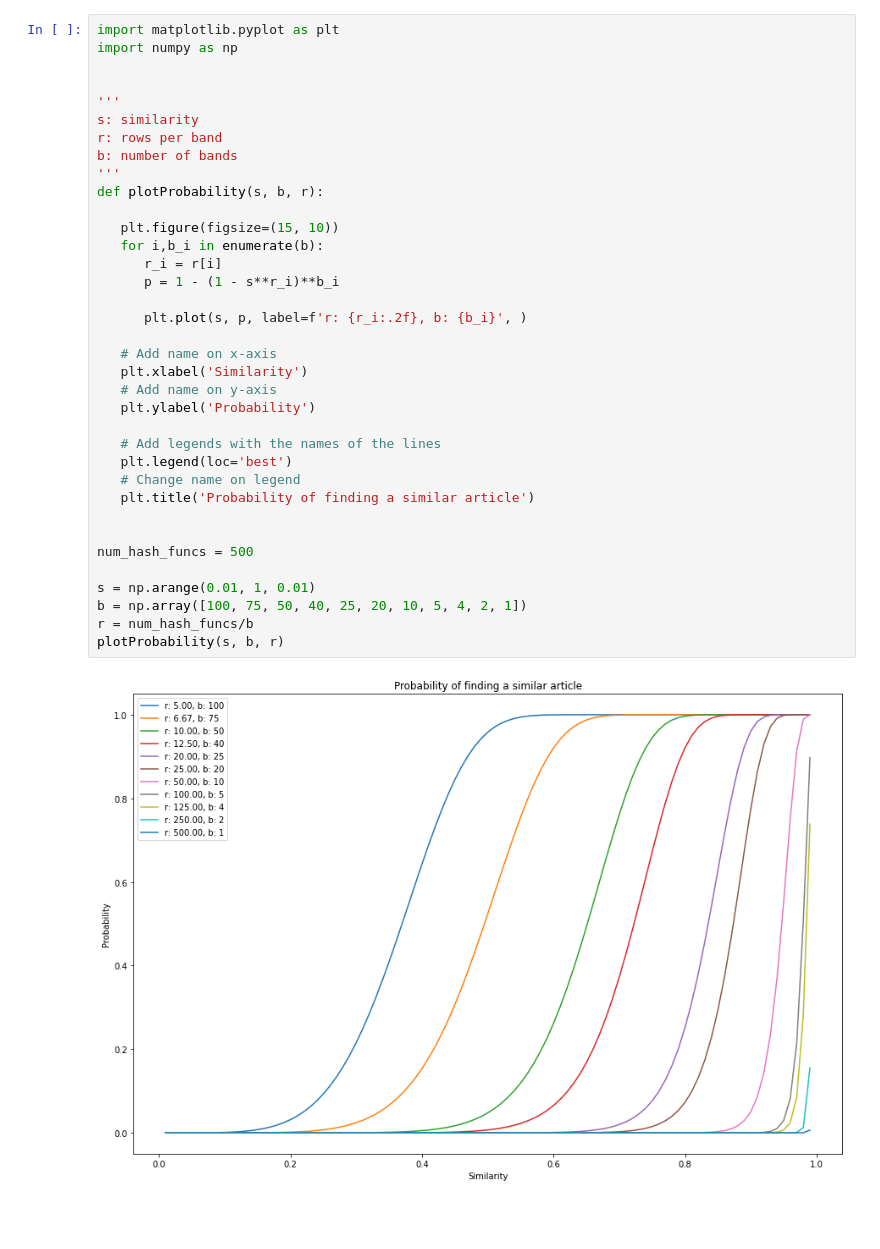
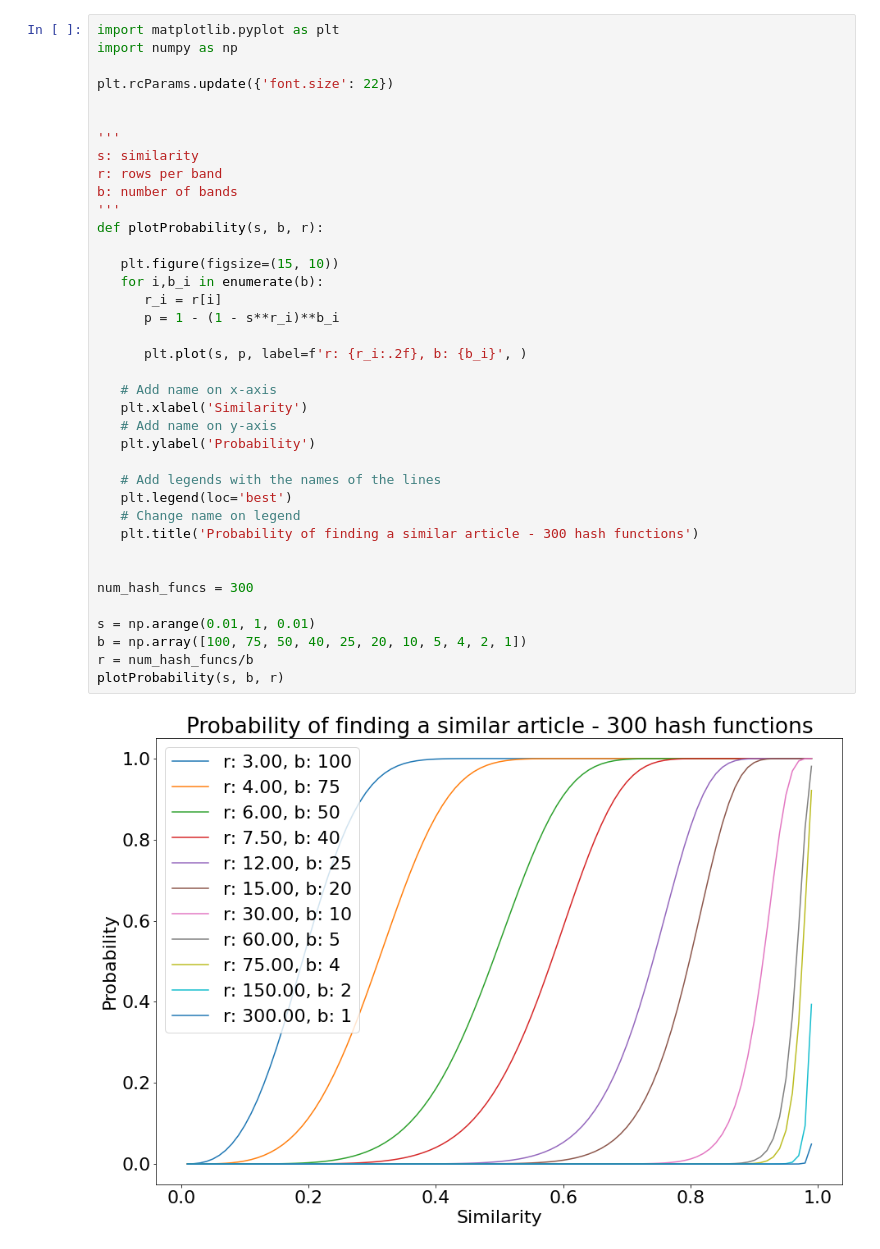
Before and after one commit to adneovrebo/DAT500-project, a Jupyter notebook: lsh/plotting.ipynb, the cells around one changed output. Cells and saved outputs as stored; diff of their text form; blank space fills up the shorter version.

```diff
--- a/lsh/plotting.ipynb
+++ b/lsh/plotting.ipynb
@@ -1,38 +1,40 @@
 # %%
 import matplotlib.pyplot as plt
 import numpy as np
+
+plt.rcParams.update({'font.size': 22})
 
 
 '''
 s: similarity
 r: rows per band
 b: number of bands
 '''
 def plotProbability(s, b, r):
 
    plt.figure(figsize=(15, 10))
    for i,b_i in enumerate(b):
       r_i = r[i]
       p = 1 - (1 - s**r_i)**b_i
 
       plt.plot(s, p, label=f'r: {r_i:.2f}, b: {b_i}', )
 
    # Add name on x-axis
    plt.xlabel('Similarity')
    # Add name on y-axis
    plt.ylabel('Probability')
 
    # Add legends with the names of the lines
    plt.legend(loc='best')
    # Change name on legend
-   plt.title('Probability of finding a similar article')
+   plt.title('Probability of finding a similar article - 300 hash functions')
 
 
-num_hash_funcs = 500
+num_hash_funcs = 300
 
 s = np.arange(0.01, 1, 0.01)
 b = np.array([100, 75, 50, 40, 25, 20, 10, 5, 4, 2, 1])
 r = num_hash_funcs/b
 plotProbability(s, b, r)
 # %% [output]
-[figure, old version]
+[figure, new version]
```
Also changed, not shown: 1 other file.
